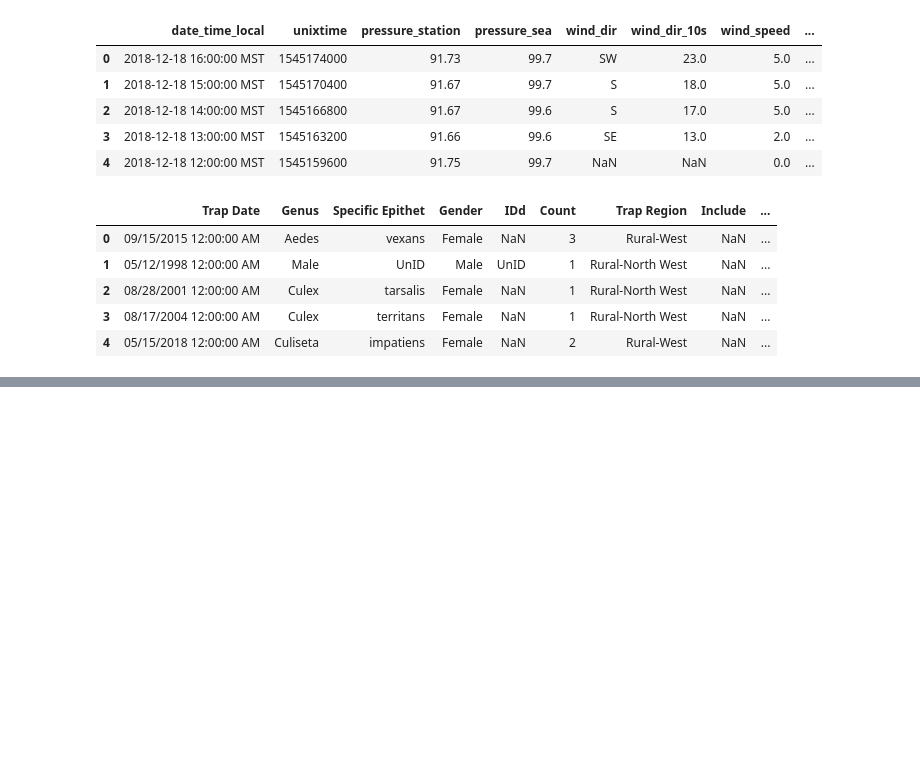
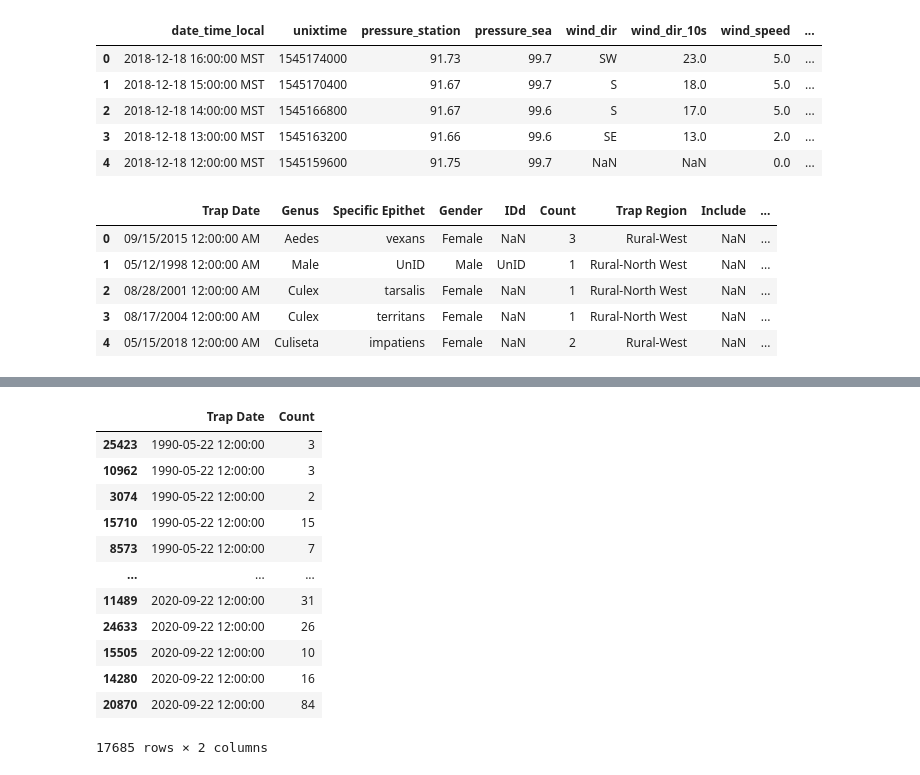
Before and after one commit to MikeWang0731/ECE720X50, a Jupyter notebook: Project/Mini-Project1.ipynb, the cells around one changed output, grey strips where cells are left out. Saved outputs shown, nothing was run; the diff lists cells and outputs as text; code cells hidden in the pictures; blank space fills up the shorter version.

```diff
--- a/Project/Mini-Project1.ipynb
+++ b/Project/Mini-Project1.ipynb
@@ -24,0 +120,4 @@ mosquito.head()
+# %%
+mosquito['Trap Date'] = pd.DatetimeIndex(mosquito['Trap Date'])
+# %%
+mosquito_with_count = pd.DataFrame(mosquito, columns=['Trap Date', 'Count'])
@@ -24,0 +150,19 @@ mosquito.head()
+# %%
+# 删除包含0的行
+mosquito_with_count=mosquito_with_count[~mosquito_with_count['Count'].isin([1])]
+# %%
+mosquito_with_count.sort_values(by='Trap Date')
+# %% [output]
+|  | Trap Date | Count |
+| 25423 | 1990-05-22 12:00:00 | 3 |
+| 10962 | 1990-05-22 12:00:00 | 3 |
+| 3074 | 1990-05-22 12:00:00 | 2 |
+| 15710 | 1990-05-22 12:00:00 | 15 |
+| 8573 | 1990-05-22 12:00:00 | 7 |
+| ... | ... | ... |
+| 11489 | 2020-09-22 12:00:00 | 31 |
+| 24633 | 2020-09-22 12:00:00 | 26 |
+| 15505 | 2020-09-22 12:00:00 | 10 |
+| 14280 | 2020-09-22 12:00:00 | 16 |
+| 20870 | 2020-09-22 12:00:00 | 84 |
+17685 rows × 2 columns
```
Also changed, not shown: parts of 22 cells of this notebook.
